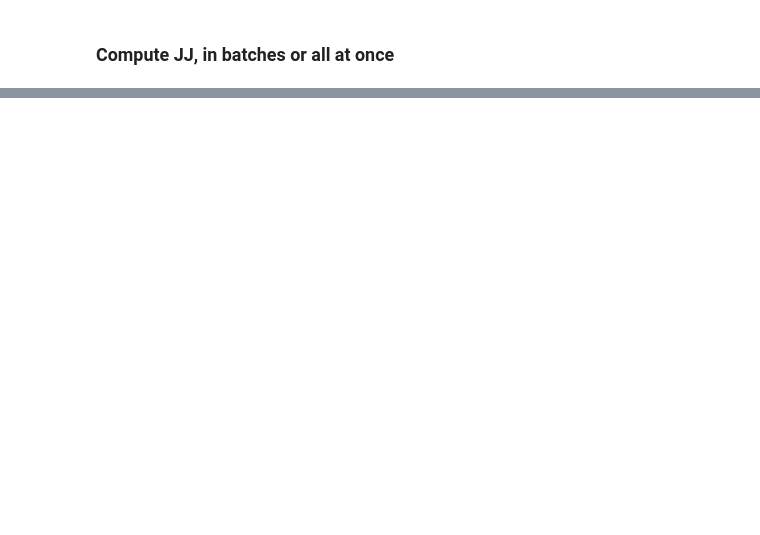
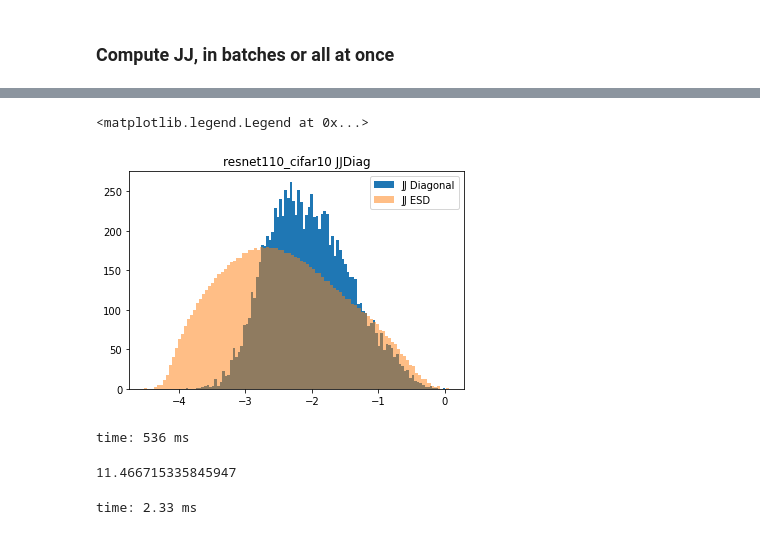
Before and after one commit to CalculatedContent/ww-phys_theory, a Jupyter notebook: Full_Test_Jacobians_Check.ipynb, the cells around one changed output, grey strips where cells are left out. Saved outputs shown, nothing was run; the diff lists cells and outputs as text; code cells hidden in the pictures; blank space fills up the shorter version.

```diff
--- a/Full_Test_Jacobians_Check.ipynb
+++ b/Full_Test_Jacobians_Check.ipynb
@@ -312,3 +357,27 @@ break
+# %%
+  R, p = fit.distribution_compare('power_law', 'lognormal')
+  print(R,p)
+  if R > 0.0:
+    print('log normal?',R, p)
+
+  R, p = fit.distribution_compare('power_law', 'truncated_power_law')
+  print(R,p)
+
+  if R > 0.0:
+    print('truncated_power_law?',R, p)plt.hist(np.log10(JJDiag/(10*3*32*32)), bins=100, label='JJ Diagonal');
+plt.hist(np.log10(evals), bins=100, alpha=0.5, label='JJ ESD');
+
+plt.title("{} JJDiag".format(thismodel))
+plt.legend()
+# %% [output]
+<matplotlib.legend.Legend at 0x...>
+[figure, added]
+time: 536 ms
+# %%
+np.max(evals)*10
+# %% [output]
+11.466715335845947
+time: 2.33 ms
 # %%
 alphas = []
 Ds = []
```
Also changed, not shown: parts of 33 cells of this notebook.
